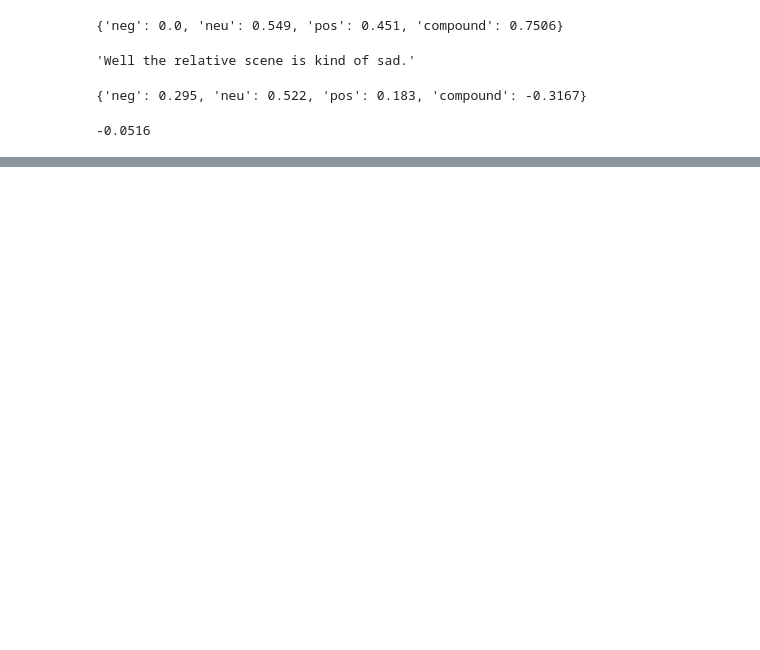
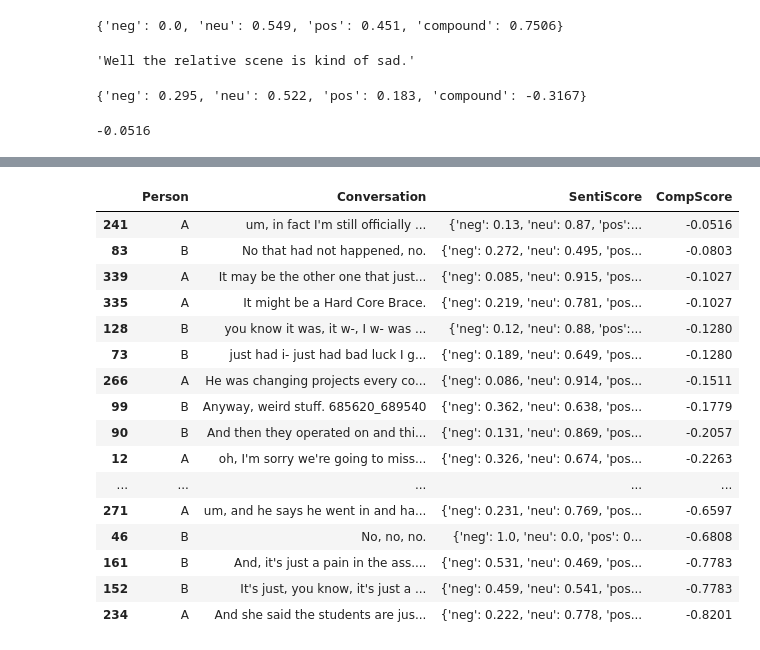
Before and after one commit to k-manojkumar/sample-data-analysis, a Jupyter notebook: manoj-sample-da/simple-nlp.ipynb, the cells around one changed output, grey strips where cells are left out. Cells and saved outputs as stored; diff of their text form; code cells hidden in the pictures; blank space fills up the shorter version.

```diff
--- a/manoj-sample-da/simple-nlp.ipynb
+++ b/manoj-sample-da/simple-nlp.ipynb
@@ -130,0 +142,20 @@ train_df.loc[train_df["CompScore"] == -0.0516]
+# %%
+train_df.loc[train_df["CompScore"] < 0].sort_values('CompScore', ascending=False)
+# %% [output]
+|  | Person | Conversation | SentiScore | CompScore |
+| 241 | A | um, in fact I'm still officially ... | {'neg': 0.13, 'neu': 0.87, 'pos':... | -0.0516 |
+| 83 | B | No that had not happened, no. | {'neg': 0.272, 'neu': 0.495, 'pos... | -0.0803 |
+| 339 | A | It may be the other one that just... | {'neg': 0.085, 'neu': 0.915, 'pos... | -0.1027 |
+| 335 | A | It might be a Hard Core Brace. | {'neg': 0.219, 'neu': 0.781, 'pos... | -0.1027 |
+| 128 | B | you know it was, it w-, I w- was ... | {'neg': 0.12, 'neu': 0.88, 'pos':... | -0.1280 |
+| 73 | B | just had i- just had bad luck I g... | {'neg': 0.189, 'neu': 0.649, 'pos... | -0.1280 |
+| 266 | A | He was changing projects every co... | {'neg': 0.086, 'neu': 0.914, 'pos... | -0.1511 |
+| 99 | B | Anyway, weird stuff. 685620_689540 | {'neg': 0.362, 'neu': 0.638, 'pos... | -0.1779 |
+| 90 | B | And then they operated on and thi... | {'neg': 0.131, 'neu': 0.869, 'pos... | -0.2057 |
+| 12 | A | oh, I'm sorry we're going to miss... | {'neg': 0.326, 'neu': 0.674, 'pos... | -0.2263 |
+| ... | ... | ... | ... | ... |
+| 271 | A | um, and he says he went in and ha... | {'neg': 0.231, 'neu': 0.769, 'pos... | -0.6597 |
+| 46 | B | No, no, no. | {'neg': 1.0, 'neu': 0.0, 'pos': 0... | -0.6808 |
+| 161 | B | And, it's just a pain in the ass.... | {'neg': 0.531, 'neu': 0.469, 'pos... | -0.7783 |
+| 152 | B | It's just, you know, it's just a ... | {'neg': 0.459, 'neu': 0.541, 'pos... | -0.7783 |
+| 234 | A | And she said the students are jus... | {'neg': 0.222, 'neu': 0.778, 'pos... | -0.8201 |
```
Also changed, not shown: parts of 2 cells of this notebook.
